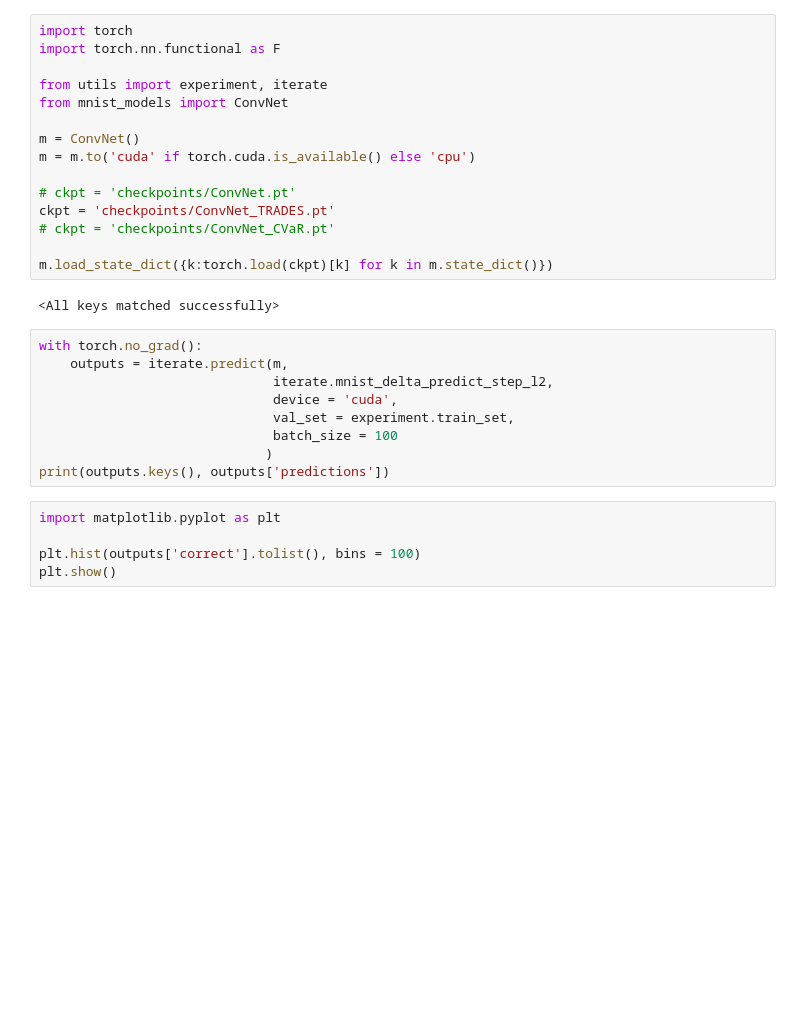
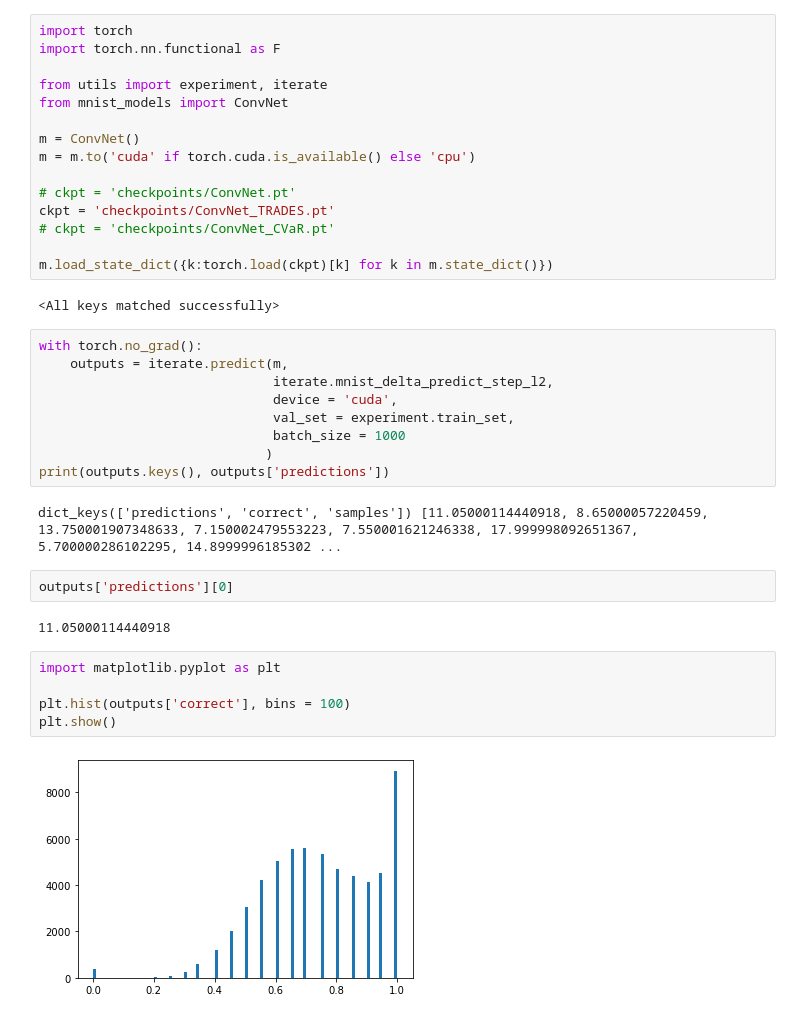
Before and after one commit to cat-claws/varirobust, a Jupyter notebook: demo.ipynb, the cells around one changed output. Saved outputs shown, nothing was run; the diff lists cells and outputs as text; blank space fills up the shorter version.

```diff
--- a/demo.ipynb
+++ b/demo.ipynb
@@ -31,12 +31,20 @@ with torch.no_grad():
                               iterate.mnist_delta_predict_step_l2,
                               device = 'cuda',
                               val_set = experiment.train_set,
-                              batch_size = 100
+                              batch_size = 1000
                              )
 print(outputs.keys(), outputs['predictions'])
+# %% [output]
+dict_keys(['predictions', 'correct', 'samples']) [11.05000114440918, 8.65000057220459, 13.750001907348633, 7.150002479553223, 7.550001621246338, 17.999998092651367, 5.700000286102295, 14.8999996185302 ...
+# %%
+outputs['predictions'][0]
+# %% [output]
+11.05000114440918
 # %%
 import matplotlib.pyplot as plt
 
-plt.hist(outputs['correct'].tolist(), bins = 100)
+plt.hist(outputs['correct'], bins = 100)
 plt.show()
+# %% [output]
+[figure, added]
 # %%
```
Also changed, not shown: parts of 14 cells of this notebook.
